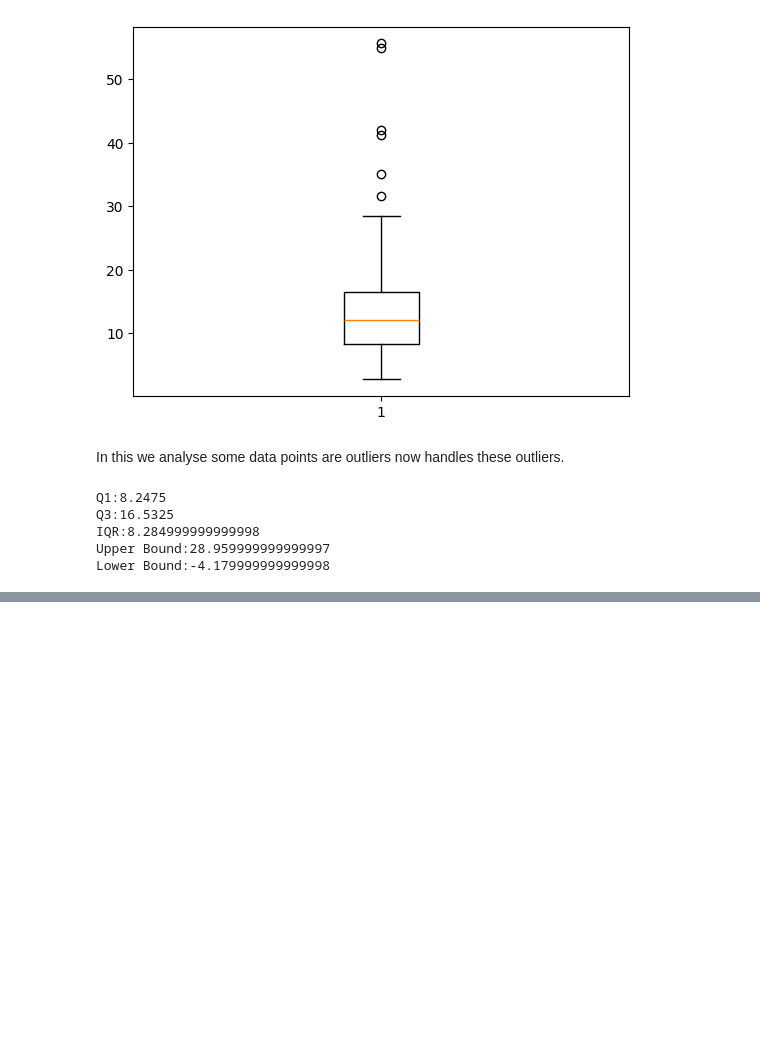
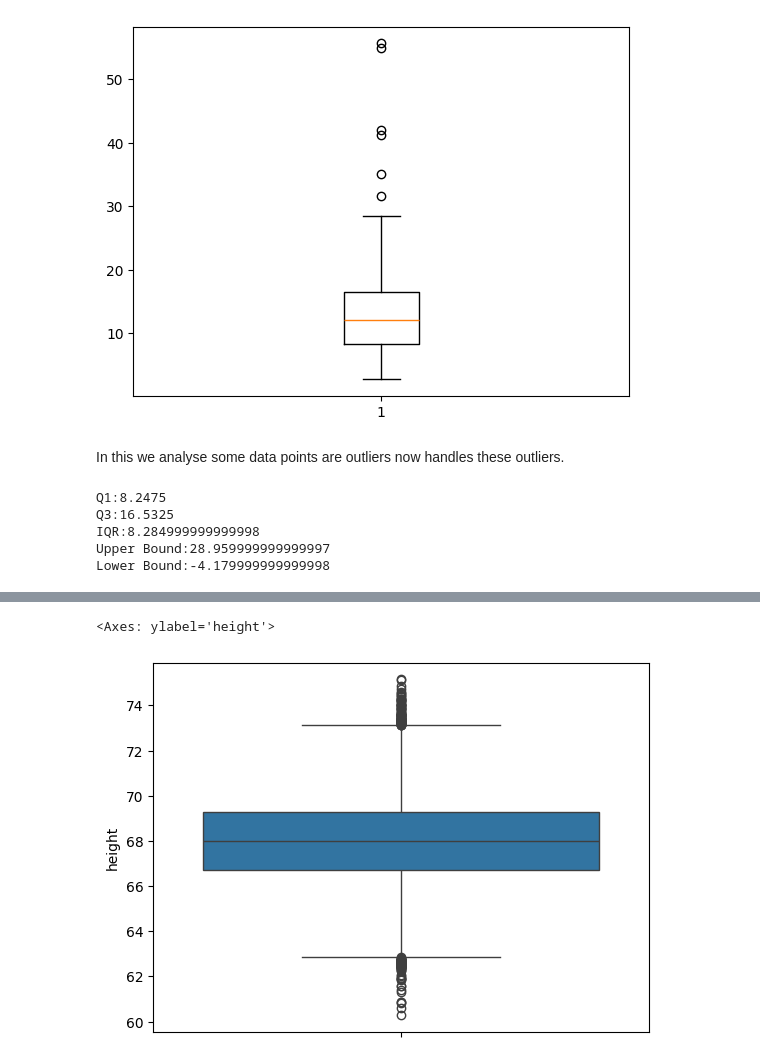
Before and after one commit to Shekhar7017/EDA, a Jupyter notebook: FeatureEngineering.ipynb, the cells around one changed output, grey strips where cells are left out. Cells and saved outputs as stored; diff of their text form; code cells hidden in the pictures; blank space fills up the shorter version.

```diff
--- a/FeatureEngineering.ipynb
+++ b/FeatureEngineering.ipynb
@@ -2138,0 +2142,3 @@ df.tail(20)
+# %%
+df = pd.read_csv('height_weight.csv')
+df.head()
@@ -2138,0 +2164,5 @@ df.tail(20)
+# %%
+sns.boxplot(df['height'])
+# %% [output]
+<Axes: ylabel='height'>
+[figure, added]
```
Also changed, not shown: parts of 19 cells of this notebook, 1 other file.
